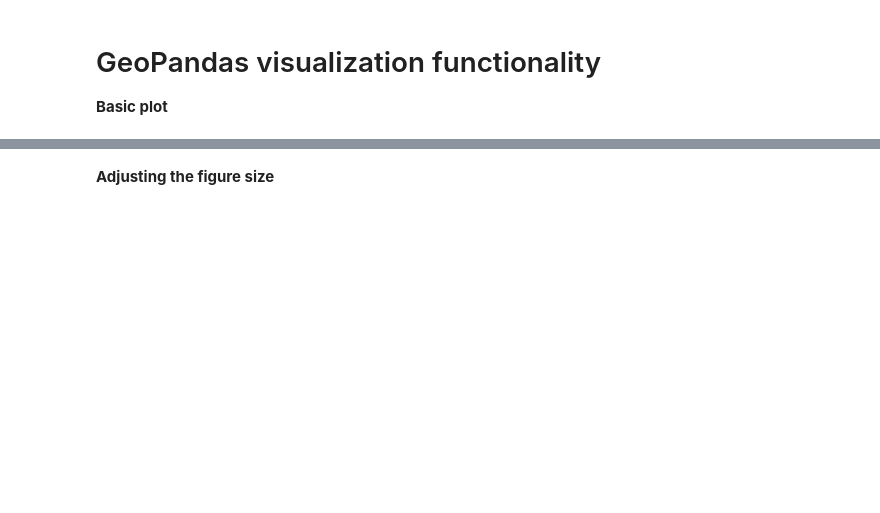
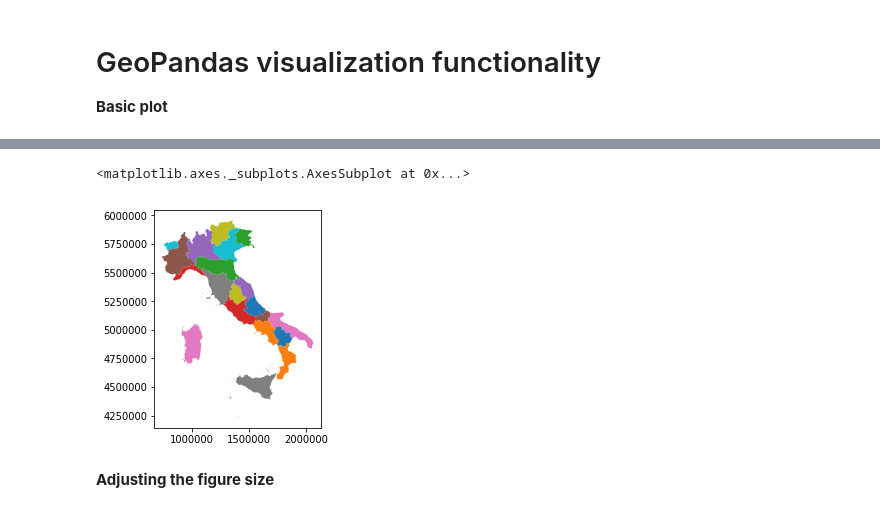
Before and after one commit to napo/geospatial_bigdive, a Jupyter notebook: 03 - Visualizing Geospatial Data #bigdive8.ipynb, the cells around one changed output, grey strips where cells are left out. Cells and saved outputs as stored; diff of their text form; code cells hidden in the pictures; blank space fills up the shorter version.

```diff
--- a/03 - Visualizing Geospatial Data #bigdive8.ipynb
+++ b/03 - Visualizing Geospatial Data #bigdive8.ipynb
@@ -76,2 +60,7 @@ libraries
+# %%
+italian_regions.plot(column='DEN_REG')
+# %% [output]
+<matplotlib.axes._subplots.AxesSubplot at 0x...>
+[figure, added]
 # %% [markdown]
 **Adjusting the figure size**
```
Also changed, not shown: parts of 18 cells of this notebook, 17 other files.
